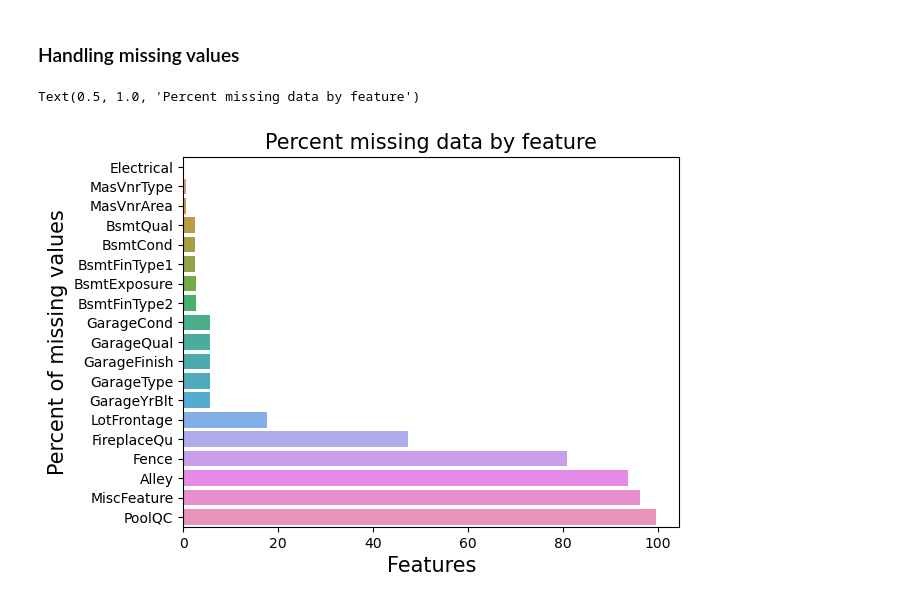
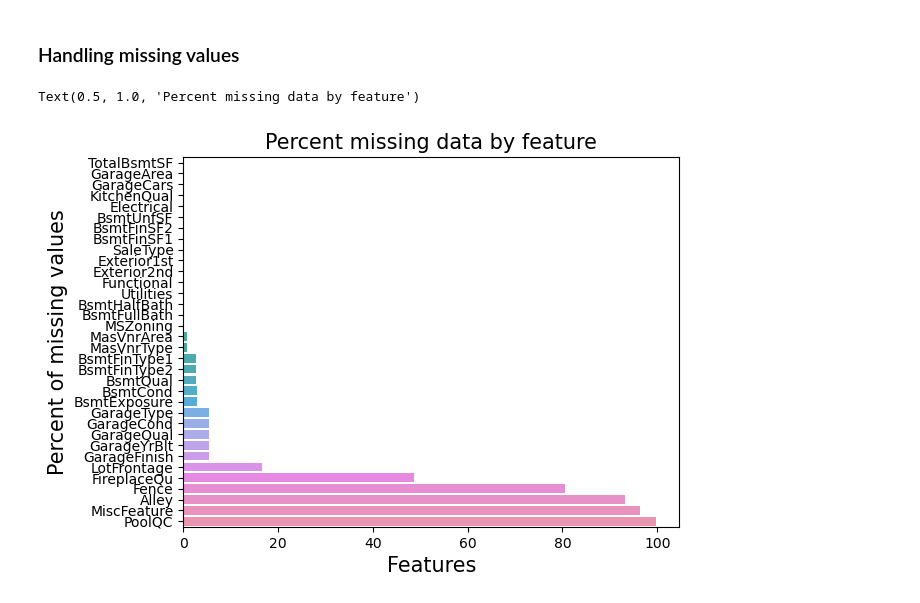
Before and after one commit to nadavgerner/House-Prices-Predictions, a Jupyter notebook: main.ipynb, the cells around one changed output. Cells and saved outputs as stored; diff of their text form; code cells hidden in the pictures.

```diff
--- a/main.ipynb
+++ b/main.ipynb
@@ -105,14 +152,12 @@ True
 # %%
-# train_ID = train['Id']
-# test_ID = test['Id']
+train_ID = train['Id']
+test_ID = test['Id']
 
-# train.drop(['Id'], axis=1, inplace=True)
-# test.drop(['Id'], axis=1, inplace=True)
+train.drop(['Id'], axis=1, inplace=True)
+test.drop(['Id'], axis=1, inplace=True)
 
 train_features = train.drop(['SalePrice'], axis=1)
 test_features = test
 
-# train_features['source'] = 'train'
-# test_features['source'] = 'test'
-
 df = pd.concat([train_features, test_features]).reset_index(drop=True)
+df.head()
@@ -121,14 +174,14 @@ Before checking if the the quantitive variables are normally distibuted or will
 # %% [markdown]
 ### Handling missing values
 # %%
-missing = train.isnull().sum()
+missing = df.isnull().sum()
 missing = missing[missing > 0]
 missing.sort_values(inplace=True)
 f, ax = plt.subplots()
-sns.barplot(x=missing.values / len(train) * 100, y=missing.index)
+sns.barplot(x=missing.values / len(df) * 100, y=missing.index)
 plt.xlabel('Features', fontsize=15)
 plt.ylabel('Percent of missing values', fontsize=15)
 plt.title('Percent missing data by feature', fontsize=15)
 # %% [output]
 Text(0.5, 1.0, 'Percent missing data by feature')
-[figure, old version]
+[figure, new version]
```
Also changed, not shown: parts of 52 cells of this notebook, 1 other file.
